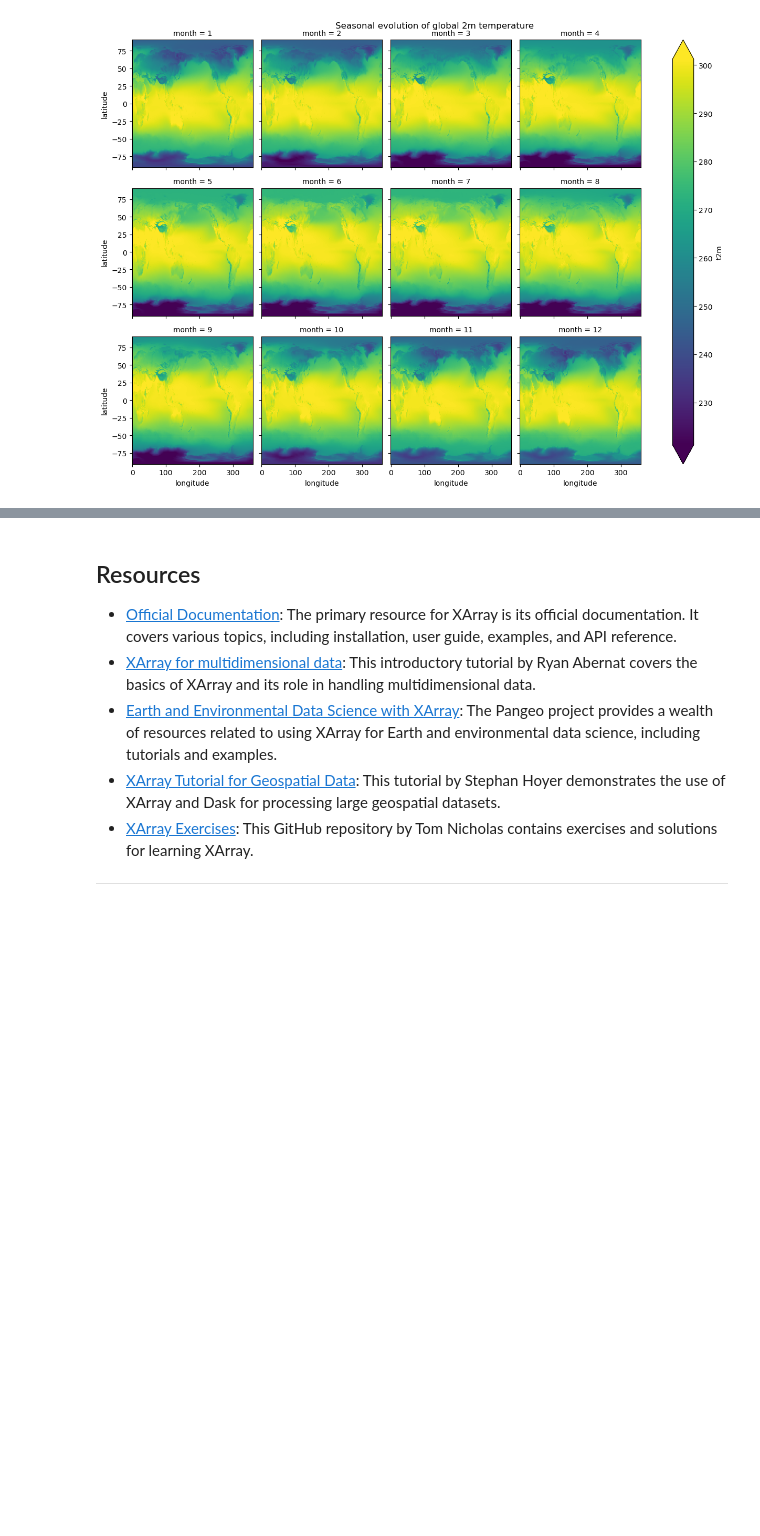
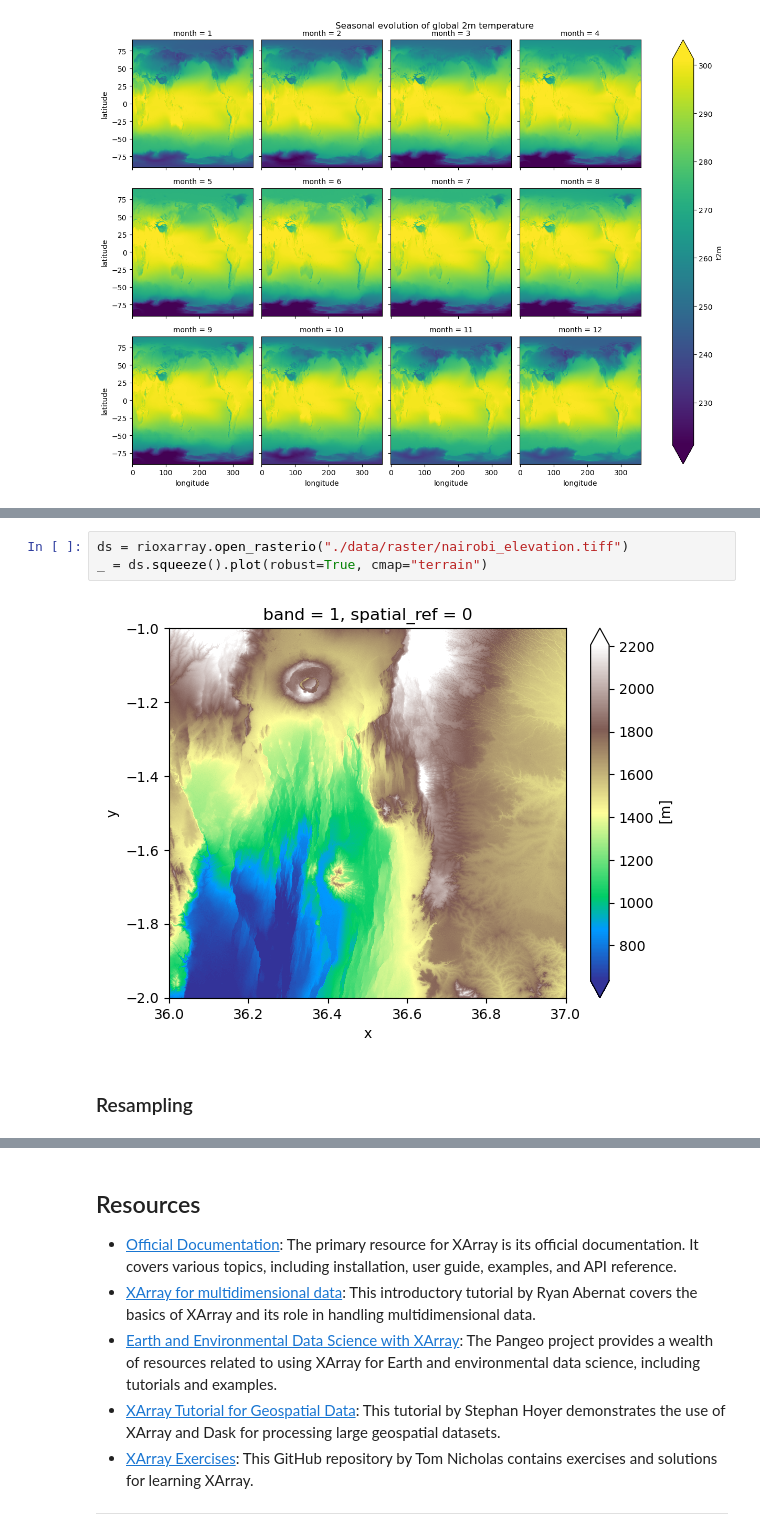
Before and after one commit to Akramz/geospatial-primer, a Jupyter notebook: 06-XArray.ipynb, the cells around one changed output, grey strips where cells are left out. Saved outputs shown, nothing was run; the diff lists cells and outputs as text; blank space fills up the shorter version.

Commit message:
added rioxarray content

```diff
--- a/06-XArray.ipynb
+++ b/06-XArray.ipynb
@@ -685,0 +735,7 @@ plt.show()
+# %%
+ds = rioxarray.open_rasterio("./data/raster/nairobi_elevation.tiff")
+_ = ds.squeeze().plot(robust=True, cmap="terrain")
+# %% [output]
+[figure, added]
+# %% [markdown]
+### Resampling
```
Also changed, not shown: parts of 39 cells of this notebook, 3 other files.
